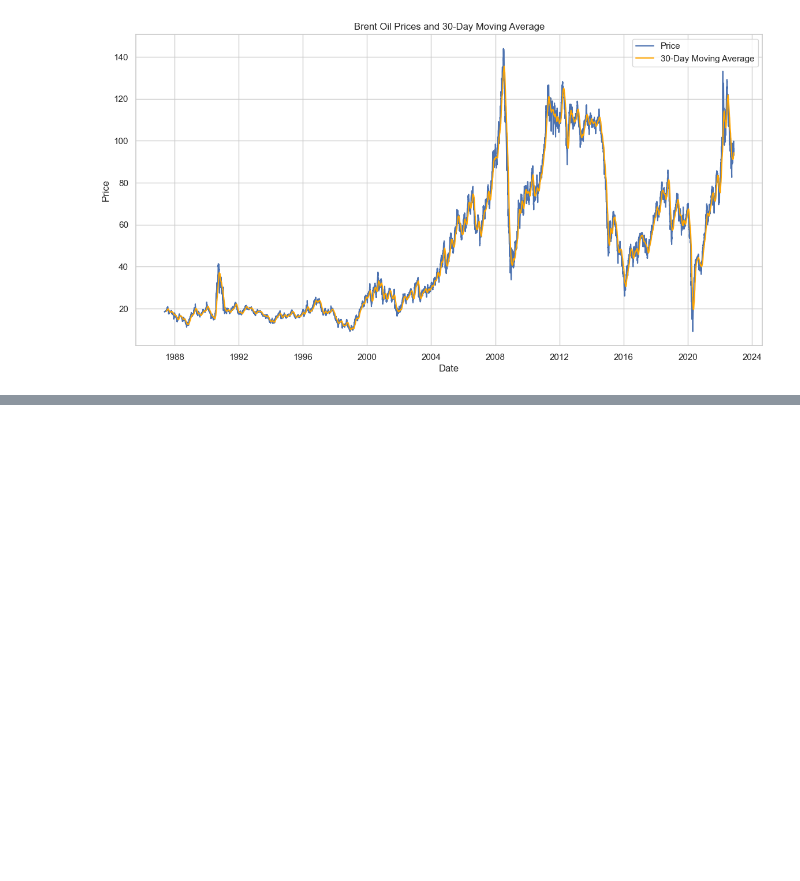
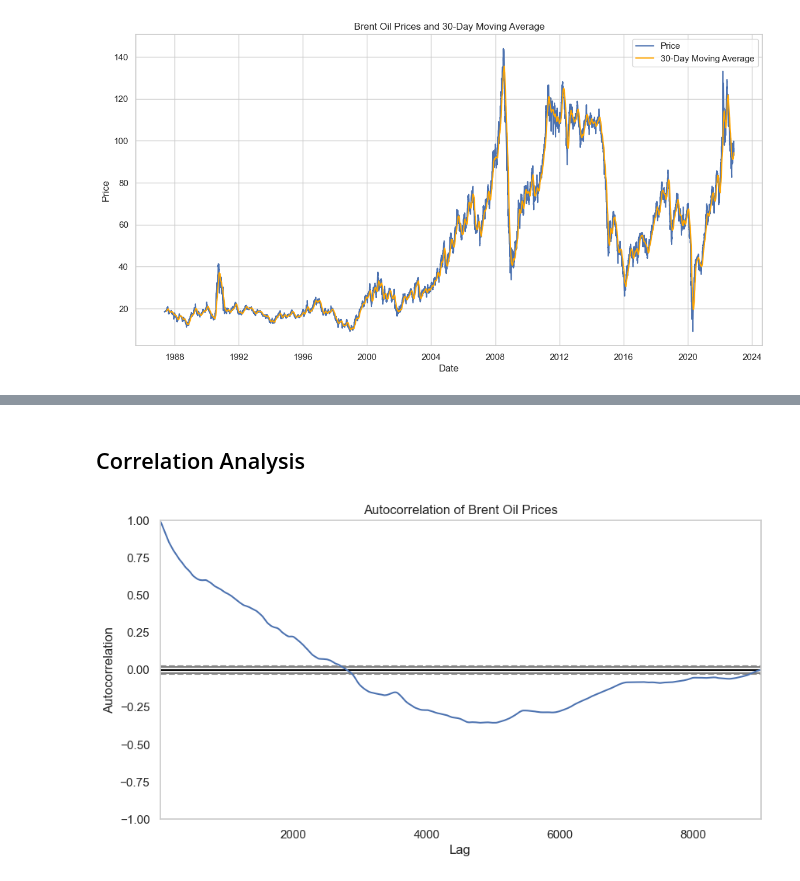
Before and after one commit to matidesalegn/brent-oil-analysis, a Jupyter notebook: notebooks/01_data_exploration.ipynb, the cells around one changed output, grey strips where cells are left out. Cells and saved outputs as stored; diff of their text form; code cells hidden in the pictures; blank space fills up the shorter version.

```diff
--- a/notebooks/01_data_exploration.ipynb
+++ b/notebooks/01_data_exploration.ipynb
@@ -133,0 +188,12 @@ plt.show()
+# %% [markdown]
+## Correlation Analysis
+# %%
+from pandas.plotting import autocorrelation_plot
+
+# Plot autocorrelation
+plt.figure(figsize=(10, 5))
+autocorrelation_plot(data_clean['Price'])
+plt.title('Autocorrelation of Brent Oil Prices')
+plt.show()
+# %% [output]
+[figure, added]
```
Also changed, not shown: parts of 13 cells of this notebook, 1 other file.
